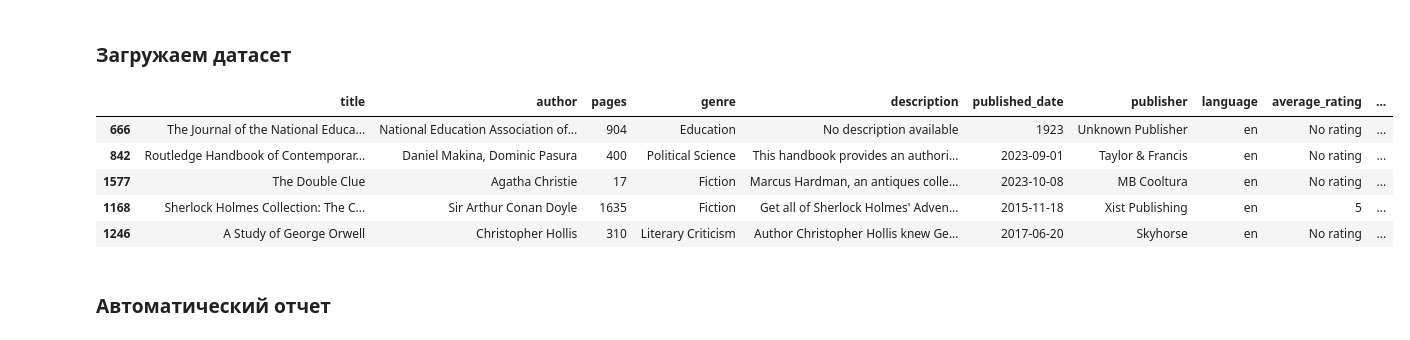
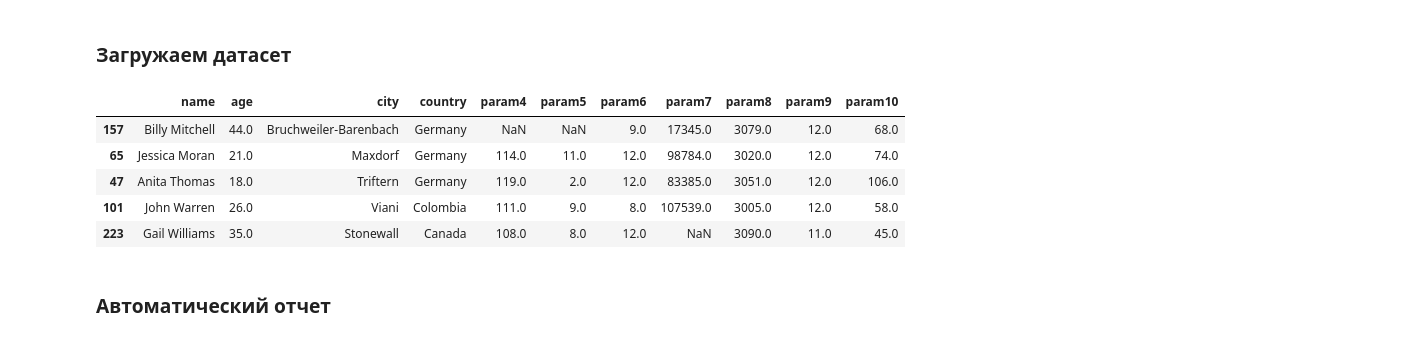
Before and after one commit to Jnesmey/Pipelines, a Jupyter notebook: EDA.ipynb, the cells around one changed output. Cells and saved outputs as stored; diff of their text form; code cells hidden in the pictures.

```diff
--- a/EDA.ipynb
+++ b/EDA.ipynb
@@ -31,15 +32,15 @@ pd.set_option('display.max_columns', None)
 ### Загружаем датасет
 # %%
 # Прописать через путь и названия файла и разные разделители
-df = pd.read_csv('Books.csv')
+df = pd.read_excel('df_nan.xlsx')
 df.sample(5)
 # %% [output]
-|  | title | author | pages | genre | description | published_date | publisher | language | average_rating | ... |
-| 666 | The Journal of the National Educa... | National Education Association of... | 904 | Education | No description available | 1923 | Unknown Publisher | en | No rating | ... |
-| 842 | Routledge Handbook of Contemporar... | Daniel Makina, Dominic Pasura | 400 | Political Science | This handbook provides an authori... | 2023-09-01 | Taylor & Francis | en | No rating | ... |
-| 1577 | The Double Clue | Agatha Christie | 17 | Fiction | Marcus Hardman, an antiques colle... | 2023-10-08 | MB Cooltura | en | No rating | ... |
-| 1168 | Sherlock Holmes Collection: The C... | Sir Arthur Conan Doyle | 1635 | Fiction | Get all of Sherlock Holmes' Adven... | 2015-11-18 | Xist Publishing | en | 5 | ... |
-| 1246 | A Study of George Orwell | Christopher Hollis | 310 | Literary Criticism | Author Christopher Hollis knew Ge... | 2017-06-20 | Skyhorse | en | No rating | ... |
+|  | name | age | city | country | param4 | param5 | param6 | param7 | param8 | param9 | param10 |
+| 157 | Billy Mitchell | 44.0 | Bruchweiler-Barenbach | Germany | NaN | NaN | 9.0 | 17345.0 | 3079.0 | 12.0 | 68.0 |
+| 65 | Jessica Moran | 21.0 | Maxdorf | Germany | 114.0 | 11.0 | 12.0 | 98784.0 | 3020.0 | 12.0 | 74.0 |
+| 47 | Anita Thomas | 18.0 | Triftern | Germany | 119.0 | 2.0 | 12.0 | 83385.0 | 3051.0 | 12.0 | 106.0 |
+| 101 | John Warren | 26.0 | Viani | Colombia | 111.0 | 9.0 | 8.0 | 107539.0 | 3005.0 | 12.0 | 58.0 |
+| 223 | Gail Williams | 35.0 | Stonewall | Canada | 108.0 | 8.0 | 12.0 | NaN | 3090.0 | 11.0 | 45.0 |
 # %% [markdown]
 ### Автоматический отчет
 # %%
```
Also changed, not shown: parts of 6 cells of this notebook.
